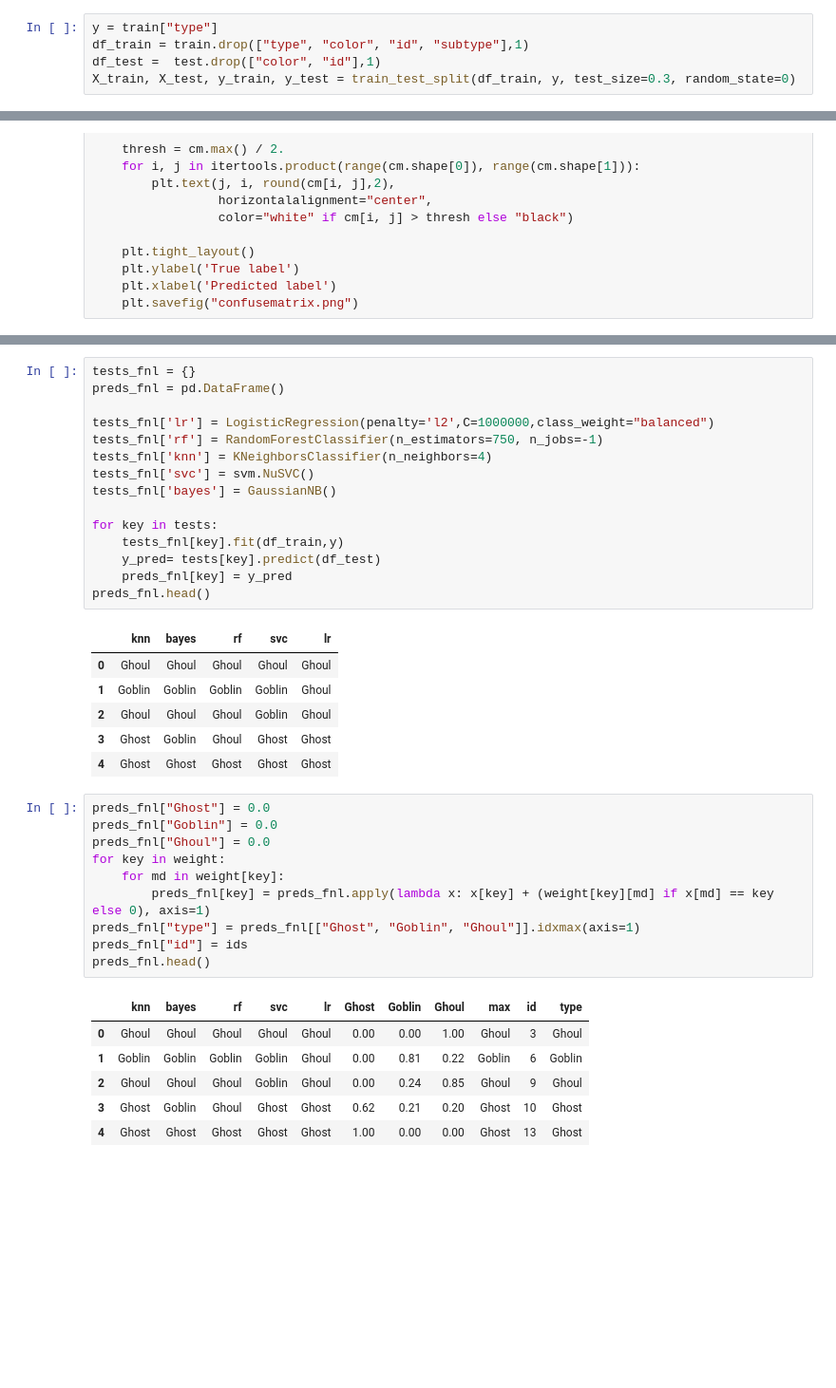
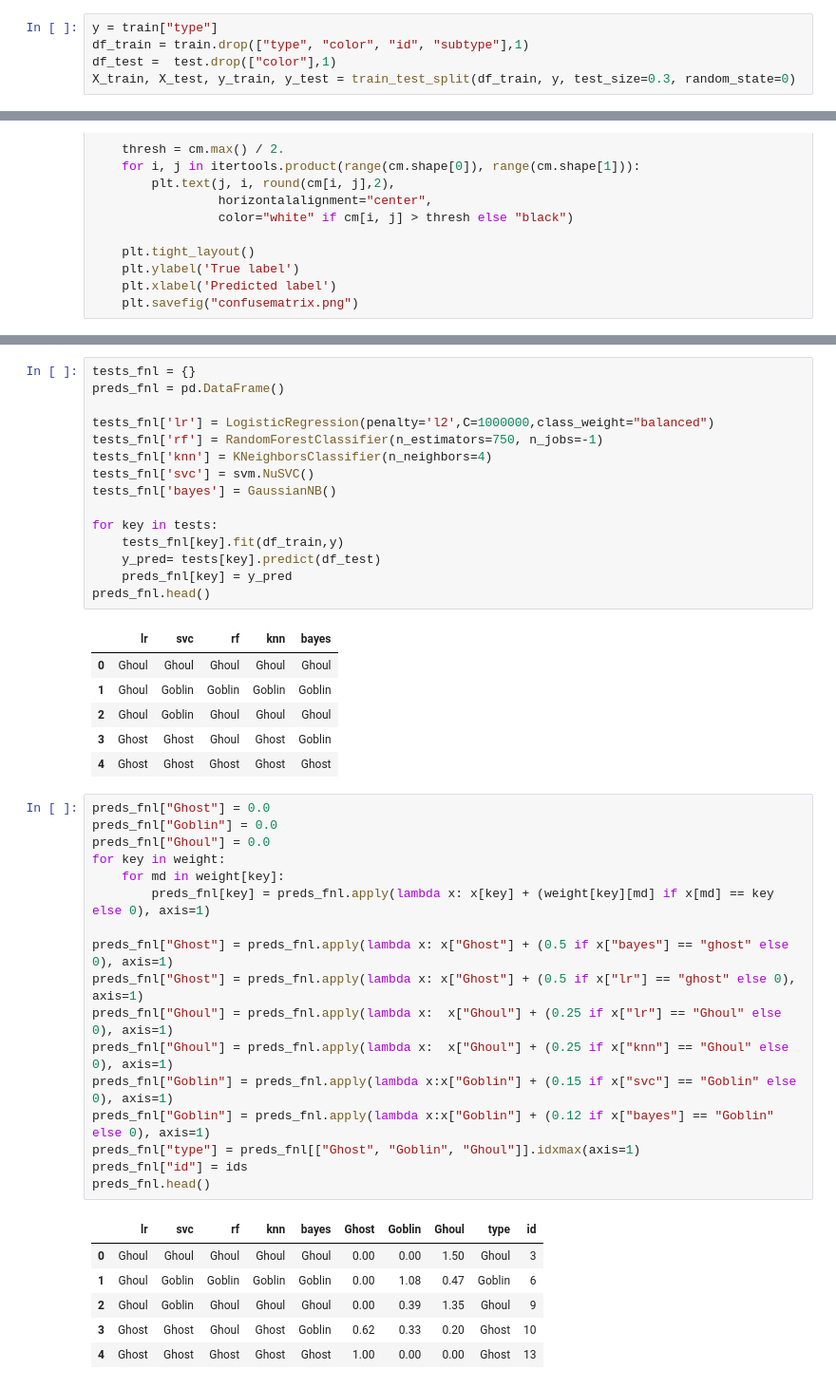
Before and after one commit to itaraday/Ghouls-Goblins-and-Ghosts, a Jupyter notebook: Ghouls, Goblins, and Ghosts... Boo!.ipynb, the cells around one changed output, grey strips where cells are left out. Shown at 95% size. Saved outputs shown, nothing was run; the diff lists cells and outputs as text; blank space fills up the shorter version.

```diff
--- a/Ghouls, Goblins, and Ghosts... Boo!.ipynb
+++ b/Ghouls, Goblins, and Ghosts... Boo!.ipynb
@@ -170,7 +170,7 @@ df_train.head()
 # %%
 y = train["type"]
 df_train = train.drop(["type", "color", "id", "subtype"],1)
-df_test =  test.drop(["color", "id"],1)
+df_test =  test.drop(["color"],1)
 X_train, X_test, y_train, y_test = train_test_split(df_train, y, test_size=0.3, random_state=0)
 # %%
 y_train.head()
@@ -393,27 +416,34 @@ for key in tests:
     preds_fnl[key] = y_pred
 preds_fnl.head()
 # %% [output]
-|  | knn | bayes | rf | svc | lr |
+|  | lr | svc | rf | knn | bayes |
 | 0 | Ghoul | Ghoul | Ghoul | Ghoul | Ghoul |
-| 1 | Goblin | Goblin | Goblin | Goblin | Ghoul |
-| 2 | Ghoul | Ghoul | Ghoul | Goblin | Ghoul |
-| 3 | Ghost | Goblin | Ghoul | Ghost | Ghost |
+| 1 | Ghoul | Goblin | Goblin | Goblin | Goblin |
+| 2 | Ghoul | Goblin | Ghoul | Ghoul | Ghoul |
+| 3 | Ghost | Ghost | Ghoul | Ghost | Goblin |
 | 4 | Ghost | Ghost | Ghost | Ghost | Ghost |
 # %%
 preds_fnl["Ghost"] = 0.0
 preds_fnl["Goblin"] = 0.0
 preds_fnl["Ghoul"] = 0.0
 for key in weight:
     for md in weight[key]:
         preds_fnl[key] = preds_fnl.apply(lambda x: x[key] + (weight[key][md] if x[md] == key else 0), axis=1)
+
+preds_fnl["Ghost"] = preds_fnl.apply(lambda x: x["Ghost"] + (0.5 if x["bayes"] == "ghost" else 0), axis=1)
+preds_fnl["Ghost"] = preds_fnl.apply(lambda x: x["Ghost"] + (0.5 if x["lr"] == "ghost" else 0), axis=1)
+preds_fnl["Ghoul"] = preds_fnl.apply(lambda x:  x["Ghoul"] + (0.25 if x["lr"] == "Ghoul" else 0), axis=1)
+preds_fnl["Ghoul"] = preds_fnl.apply(lambda x:  x["Ghoul"] + (0.25 if x["knn"] == "Ghoul" else 0), axis=1)
+preds_fnl["Goblin"] = preds_fnl.apply(lambda x:x["Goblin"] + (0.15 if x["svc"] == "Goblin" else 0), axis=1)
+preds_fnl["Goblin"] = preds_fnl.apply(lambda x:x["Goblin"] + (0.12 if x["bayes"] == "Goblin" else 0), axis=1)
 preds_fnl["type"] = preds_fnl[["Ghost", "Goblin", "Ghoul"]].idxmax(axis=1)
 preds_fnl["id"] = ids
 preds_fnl.head()
 # %% [output]
-|  | knn | bayes | rf | svc | lr | Ghost | Goblin | Ghoul | max | id | type |
-| 0 | Ghoul | Ghoul | Ghoul | Ghoul | Ghoul | 0.00 | 0.00 | 1.00 | Ghoul | 3 | Ghoul |
-| 1 | Goblin | Goblin | Goblin | Goblin | Ghoul | 0.00 | 0.81 | 0.22 | Goblin | 6 | Goblin |
-| 2 | Ghoul | Ghoul | Ghoul | Goblin | Ghoul | 0.00 | 0.24 | 0.85 | Ghoul | 9 | Ghoul |
-| 3 | Ghost | Goblin | Ghoul | Ghost | Ghost | 0.62 | 0.21 | 0.20 | Ghost | 10 | Ghost |
-| 4 | Ghost | Ghost | Ghost | Ghost | Ghost | 1.00 | 0.00 | 0.00 | Ghost | 13 | Ghost |
+|  | lr | svc | rf | knn | bayes | Ghost | Goblin | Ghoul | type | id |
+| 0 | Ghoul | Ghoul | Ghoul | Ghoul | Ghoul | 0.00 | 0.00 | 1.50 | Ghoul | 3 |
+| 1 | Ghoul | Goblin | Goblin | Goblin | Goblin | 0.00 | 1.08 | 0.47 | Goblin | 6 |
+| 2 | Ghoul | Goblin | Ghoul | Ghoul | Ghoul | 0.00 | 0.39 | 1.35 | Ghoul | 9 |
+| 3 | Ghost | Ghost | Ghoul | Ghost | Goblin | 0.62 | 0.33 | 0.20 | Ghost | 10 |
+| 4 | Ghost | Ghost | Ghost | Ghost | Ghost | 1.00 | 0.00 | 0.00 | Ghost | 13 |
 # %%
```
Also changed, not shown: parts of 6 cells of this notebook, 1 other file.
